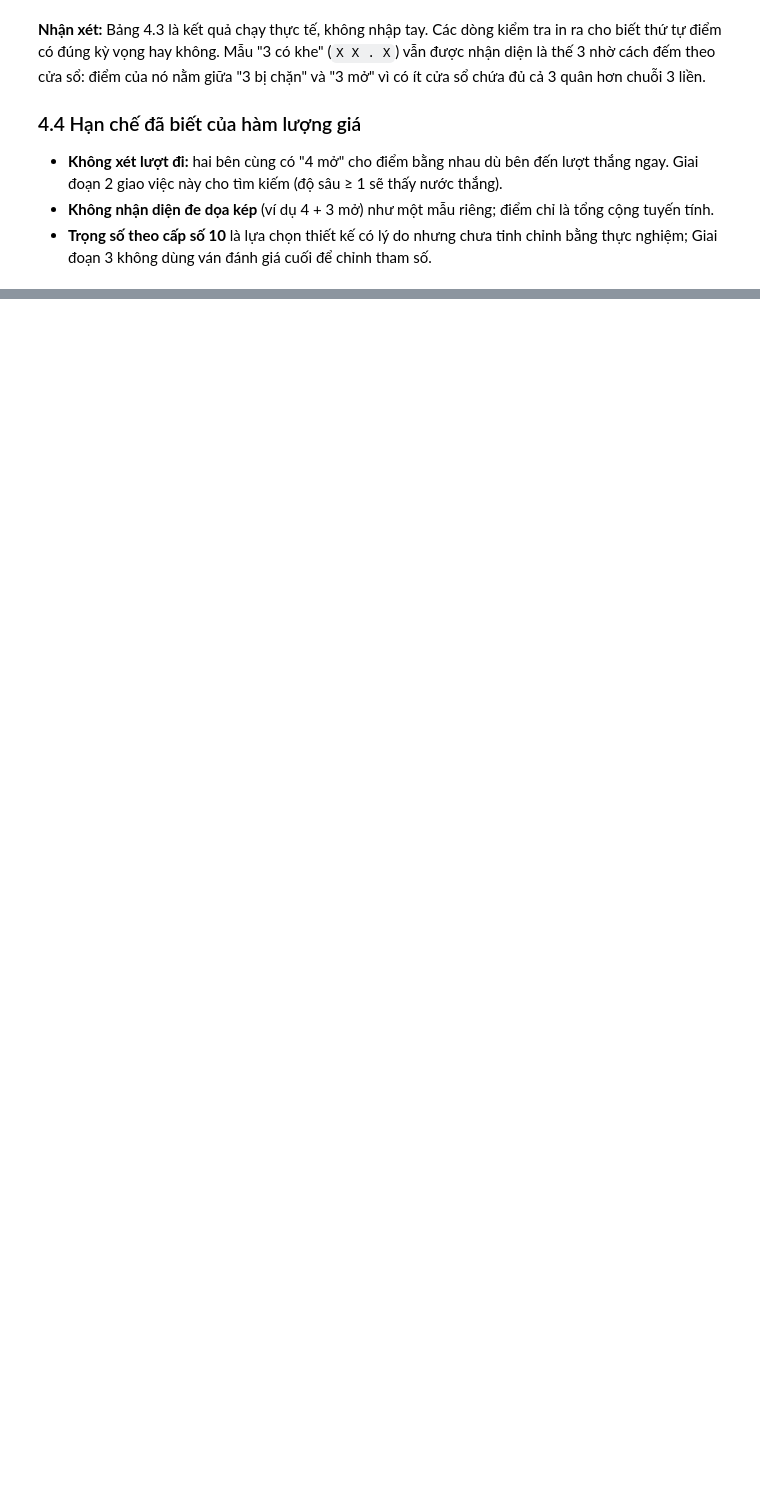
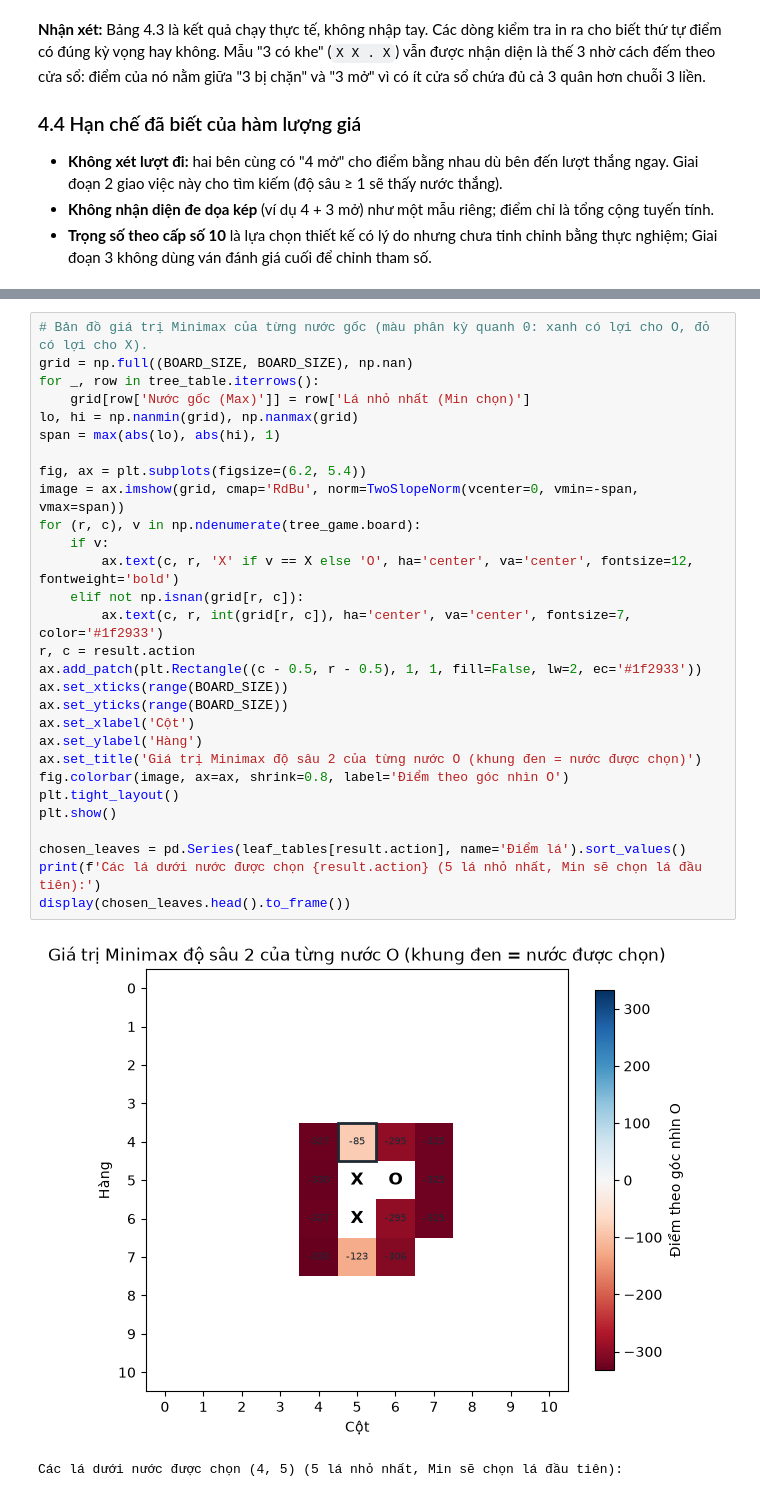
Before and after one commit to 10tothepowerof6/AdvancedAI-Repo, a Jupyter notebook: caro-11x11/notebooks/02_minimax.ipynb, the cells around one changed output, grey strips where cells are left out. Saved outputs shown, nothing was run; the diff lists cells and outputs as text; blank space fills up the shorter version.

```diff
--- a/caro-11x11/notebooks/02_minimax.ipynb
+++ b/caro-11x11/notebooks/02_minimax.ipynb
@@ -425,0 +495,32 @@ có đúng kỳ vọng hay không. Mẫu "3 có khe" (`X X . X`) vẫn được
+# %%
+# Bản đồ giá trị Minimax của từng nước gốc (màu phân kỳ quanh 0: xanh có lợi cho O, đỏ có lợi cho X).
+grid = np.full((BOARD_SIZE, BOARD_SIZE), np.nan)
+for _, row in tree_table.iterrows():
+    grid[row['Nước gốc (Max)']] = row['Lá nhỏ nhất (Min chọn)']
+lo, hi = np.nanmin(grid), np.nanmax(grid)
+span = max(abs(lo), abs(hi), 1)
+
+fig, ax = plt.subplots(figsize=(6.2, 5.4))
+image = ax.imshow(grid, cmap='RdBu', norm=TwoSlopeNorm(vcenter=0, vmin=-span, vmax=span))
+for (r, c), v in np.ndenumerate(tree_game.board):
+    if v:
+        ax.text(c, r, 'X' if v == X else 'O', ha='center', va='center', fontsize=12, fontweight='bold')
+    elif not np.isnan(grid[r, c]):
+        ax.text(c, r, int(grid[r, c]), ha='center', va='center', fontsize=7, color='#1f2933')
+r, c = result.action
+ax.add_patch(plt.Rectangle((c - 0.5, r - 0.5), 1, 1, fill=False, lw=2, ec='#1f2933'))
+ax.set_xticks(range(BOARD_SIZE))
+ax.set_yticks(range(BOARD_SIZE))
+ax.set_xlabel('Cột')
+ax.set_ylabel('Hàng')
+ax.set_title('Giá trị Minimax độ sâu 2 của từng nước O (khung đen = nước được chọn)')
+fig.colorbar(image, ax=ax, shrink=0.8, label='Điểm theo góc nhìn O')
+plt.tight_layout()
+plt.show()
+
+chosen_leaves = pd.Series(leaf_tables[result.action], name='Điểm lá').sort_values()
+print(f'Các lá dưới nước được chọn {result.action} (5 lá nhỏ nhất, Min sẽ chọn lá đầu tiên):')
+display(chosen_leaves.head().to_frame())
+# %% [output]
+[figure, added]
+Các lá dưới nước được chọn (4, 5) (5 lá nhỏ nhất, Min sẽ chọn lá đầu tiên):
```
Also changed, not shown: parts of 31 cells of this notebook.
